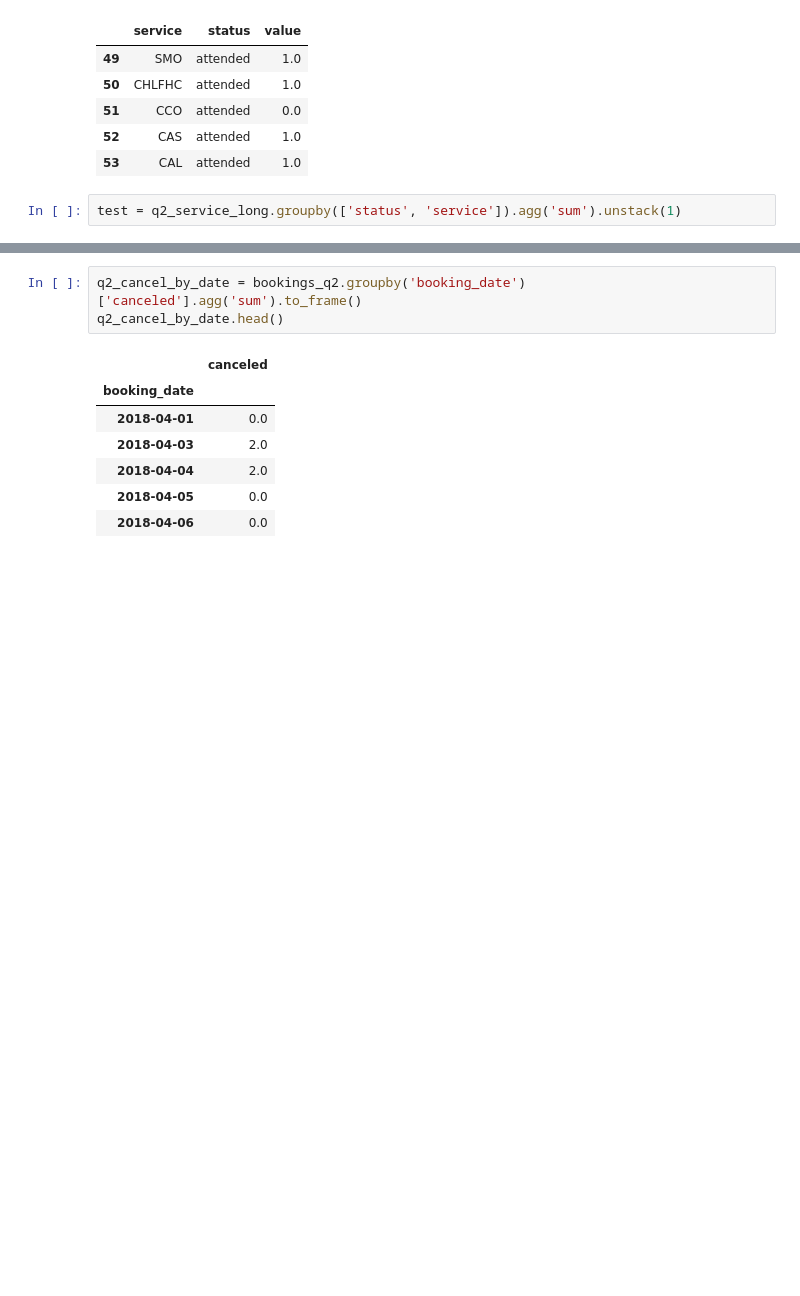
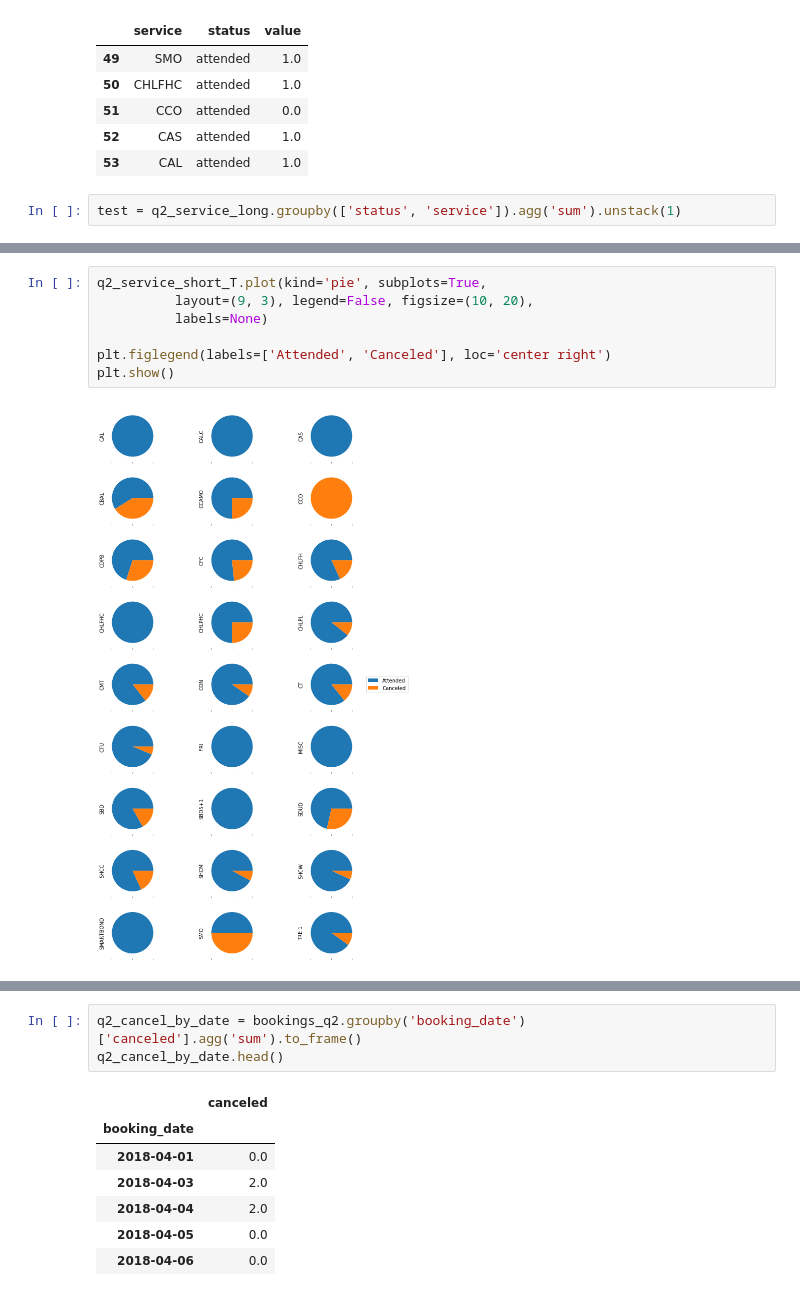
Before and after one commit to SmellsLikeCake/Hair-Salon-Cancellations, a Jupyter notebook: Hair-Salon-Cancellations-Draft.ipynb, the cells around one changed output, grey strips where cells are left out. Saved outputs shown, nothing was run; the diff lists cells and outputs as text; blank space fills up the shorter version.

```diff
--- a/Hair-Salon-Cancellations-Draft.ipynb
+++ b/Hair-Salon-Cancellations-Draft.ipynb
@@ -367,3 +415,12 @@ test = q2_service_long.groupby(['status', 'service']).agg('sum').unstack(1)
+# %%
+q2_service_short_T.plot(kind='pie', subplots=True,
+          layout=(9, 3), legend=False, figsize=(10, 20),
+          labels=None)
+
+plt.figlegend(labels=['Attended', 'Canceled'], loc='center right')
+plt.show()
+# %% [output]
+[figure, added]
 # %%
 test.plot(kind='pie', subplots=True,
           layout=(9, 3), legend=False, figsize=(10, 20),
```
Also changed, not shown: parts of 10 cells of this notebook, 1 other file.
